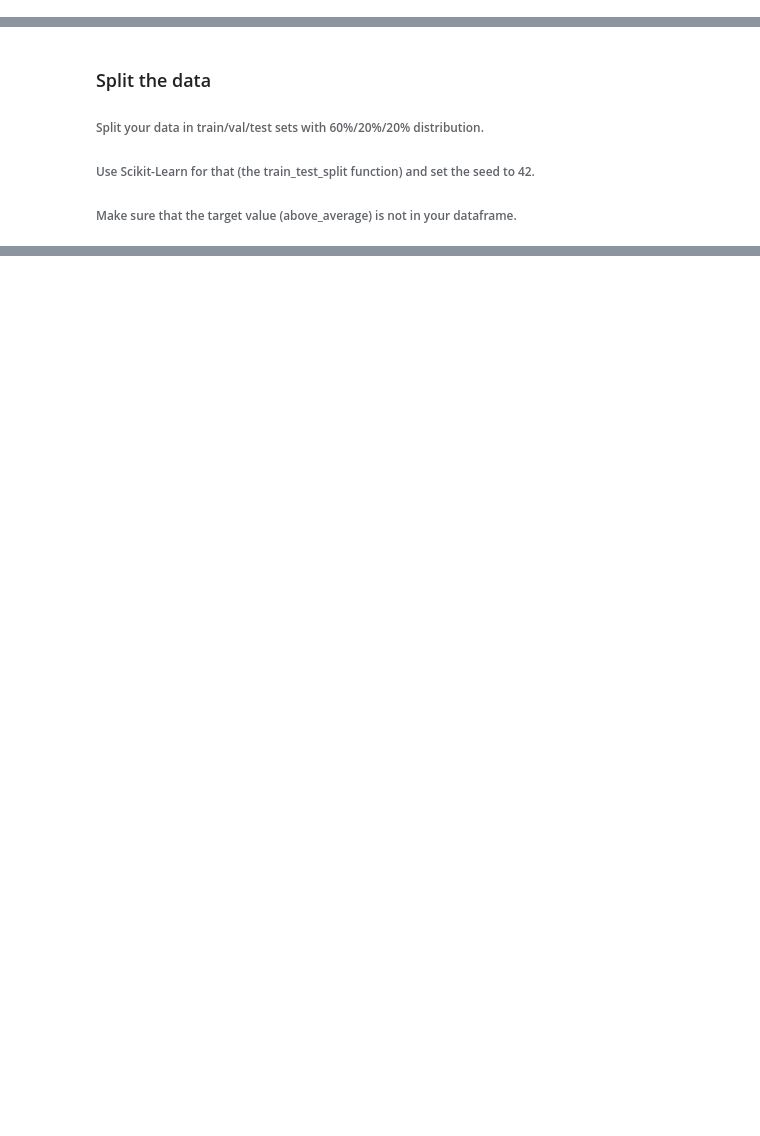
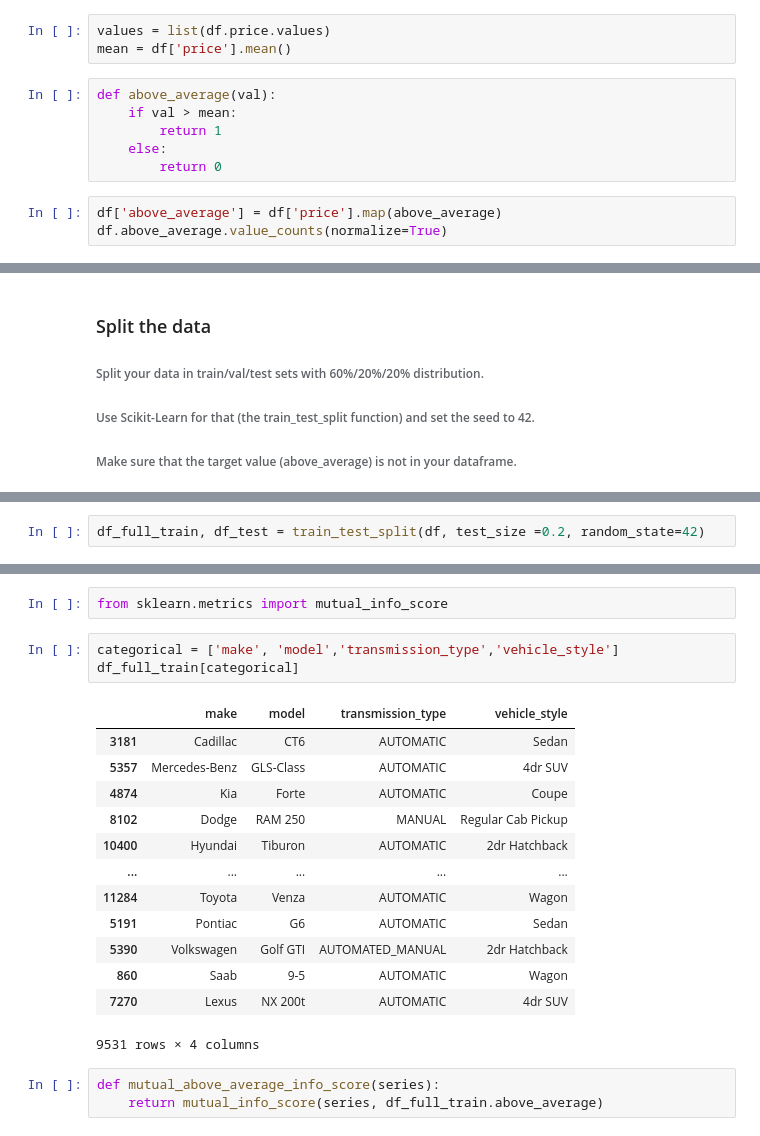
Before and after one commit to sam47-asfaw/ml_zoomcamp, a Jupyter notebook: 03-classification/HW-3.ipynb, the cells around one changed output, grey strips where cells are left out. Cells and saved outputs as stored; diff of their text form; blank space fills up the shorter version.

```diff
--- a/03-classification/HW-3.ipynb
+++ b/03-classification/HW-3.ipynb
@@ -108,0 +180,12 @@ df.transmission_type[df.transmission_type.value_counts().max()]
+# %%
+values = list(df.price.values)
+mean = df['price'].mean()
+# %%
+def above_average(val):
+    if val > mean:
+        return 1
+    else:
+        return 0
+# %%
+df['above_average'] = df['price'].map(above_average)
+df.above_average.value_counts(normalize=True)
@@ -113,0 +208,2 @@ df.transmission_type[df.transmission_type.value_counts().max()]
+# %%
+df_full_train, df_test = train_test_split(df, test_size =0.2, random_state=42)
@@ -113,0 +235,22 @@ df.transmission_type[df.transmission_type.value_counts().max()]
+# %%
+from sklearn.metrics import mutual_info_score
+# %%
+categorical = ['make', 'model','transmission_type','vehicle_style']
+df_full_train[categorical]
+# %% [output]
+|  | make | model | transmission_type | vehicle_style |
+| 3181 | Cadillac | CT6 | AUTOMATIC | Sedan |
+| 5357 | Mercedes-Benz | GLS-Class | AUTOMATIC | 4dr SUV |
+| 4874 | Kia | Forte | AUTOMATIC | Coupe |
+| 8102 | Dodge | RAM 250 | MANUAL | Regular Cab Pickup |
+| 10400 | Hyundai | Tiburon | AUTOMATIC | 2dr Hatchback |
+| ... | ... | ... | ... | ... |
+| 11284 | Toyota | Venza | AUTOMATIC | Wagon |
+| 5191 | Pontiac | G6 | AUTOMATIC | Sedan |
+| 5390 | Volkswagen | Golf GTI | AUTOMATED_MANUAL | 2dr Hatchback |
+| 860 | Saab | 9-5 | AUTOMATIC | Wagon |
+| 7270 | Lexus | NX 200t | AUTOMATIC | 4dr SUV |
+9531 rows × 4 columns
+# %%
+def mutual_above_average_info_score(series):
+    return mutual_info_score(series, df_full_train.above_average)
```
Also changed, not shown: parts of 41 cells of this notebook, 1 other file.
